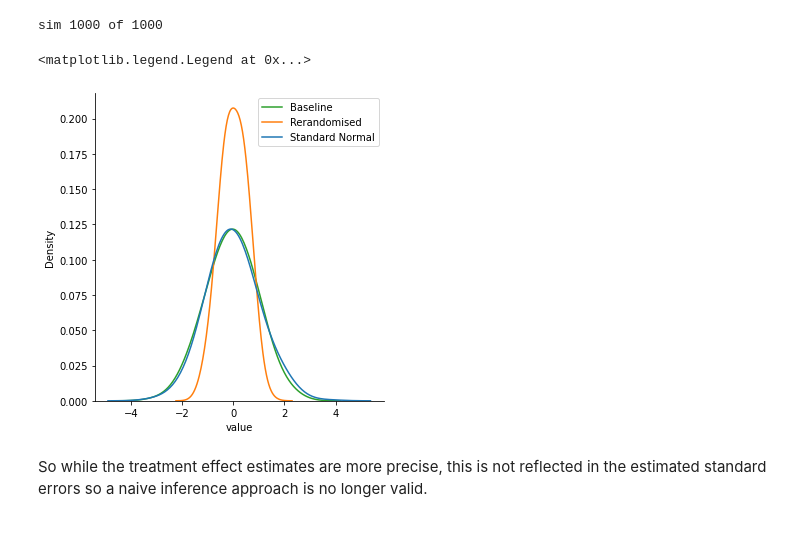
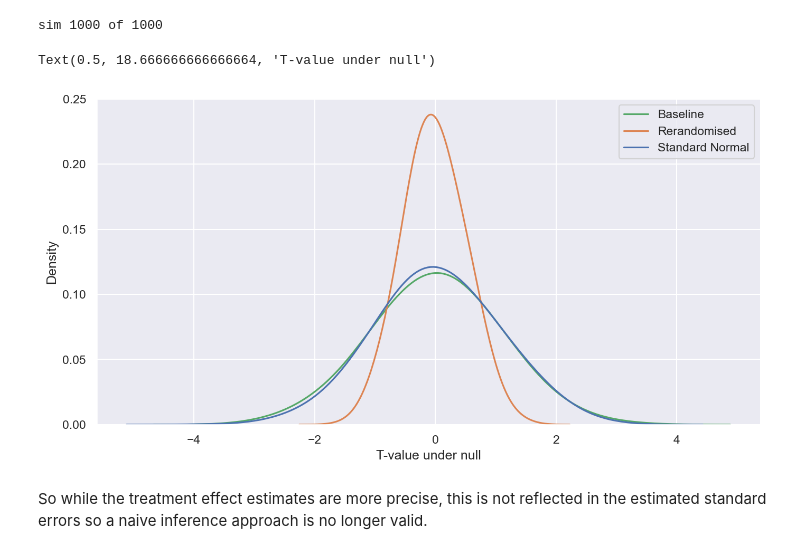
Before and after one commit to jackblun/rerandomisation, a Jupyter notebook: Rerandomisation.ipynb, the cells around one changed output. Saved outputs shown, nothing was run; the diff lists cells and outputs as text; code cells hidden in the pictures.

```diff
--- a/Rerandomisation.ipynb
+++ b/Rerandomisation.ipynb
@@ -14,6 +14,8 @@ from scipy.stats import norm, ttest_ind
 import statsmodels.api as sm
 import statsmodels.formula.api as smf
 import copy
+
+sns.set(rc={"figure.dpi":150, 'savefig.dpi':150})
 # %% [markdown]
 ## Single experiment example
 
@@ -176,7 +178,7 @@ ests = np.empty(shape = (numsims, 4))
 
 for i in range(numsims):
     print ("sim " + str(i + 1) + " of " + str(numsims), end="\r")
-    for j in range(numreps):
+    for j in range(max_reps):
         t_p = np.random.uniform(low = 0, high = 1, size = n)
         t = t_p > 0.5
 
@@ -254,7 +260,7 @@ t_stats = np.empty(shape = (numsims, 2))
 
 for i in range(numsims):
     print ("sim " + str(i + 1) + " of " + str(numsims), end="\r")
-    for j in range(numreps):
+    for j in range(max_reps):
         t_p = np.random.uniform(low = 0, high = 1, size = n)
         t = t_p > 0.5
 
@@ -291,11 +297,13 @@ sim 1000 of 1000
 # %%
 t_stats_df = pd.DataFrame(t_stats, columns=['t_single', 't_rerand'])
 t_stats_df['standard_normal'] = np.random.normal(loc = 0, scale = 1, size = numsims)
 t_stats_df_wide = t_stats_df.melt()
-sns.displot(t_stats_df_wide, x = 'value', hue = 'variable', kind = 'kde', bw_adjust = 2, legend = False)
+sns.displot(t_stats_df_wide, x = 'value', hue = 'variable', kind = 'kde', bw_adjust = 2, legend = False,
+            height=5, aspect=15/8)
 plt.legend(labels=["Baseline", "Rerandomised", "Standard Normal"])
+plt.xlabel("T-value under null")
 # %% [output]
-<matplotlib.legend.Legend at 0x...>
+Text(0.5, 18.666666666666664, 'T-value under null')
-[figure, old version]
+[figure, new version]
 # %% [markdown]
 So while the treatment effect estimates are more precise, this is not reflected in the estimated standard errors so a naive inference approach is no longer valid.
```
Also changed, not shown: parts of 8 cells of this notebook.
